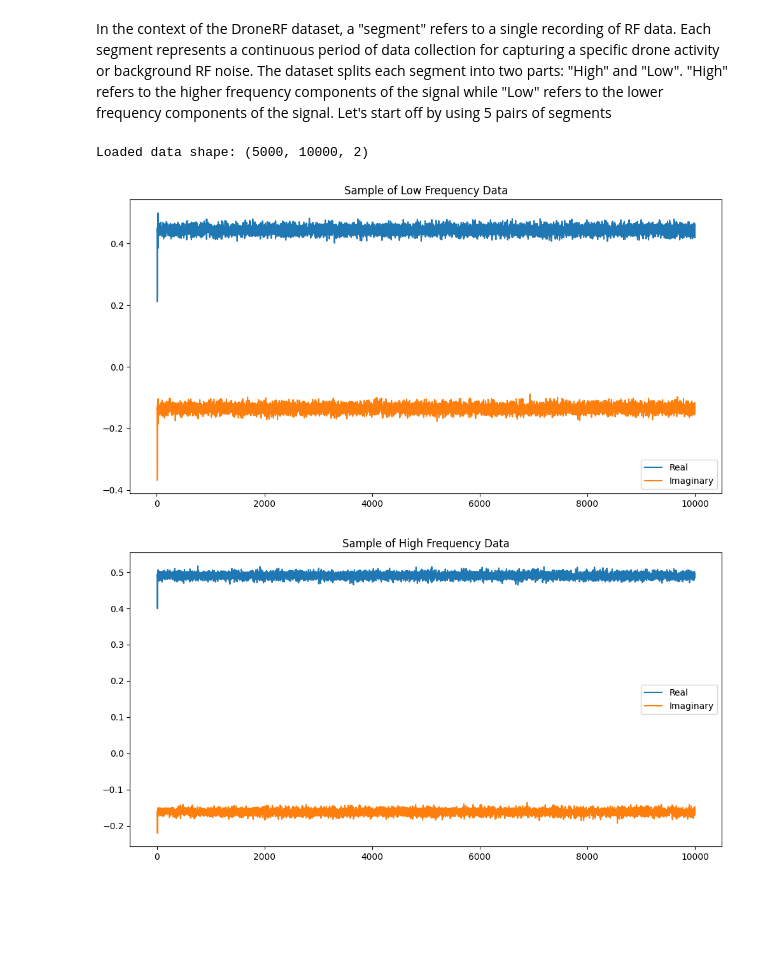
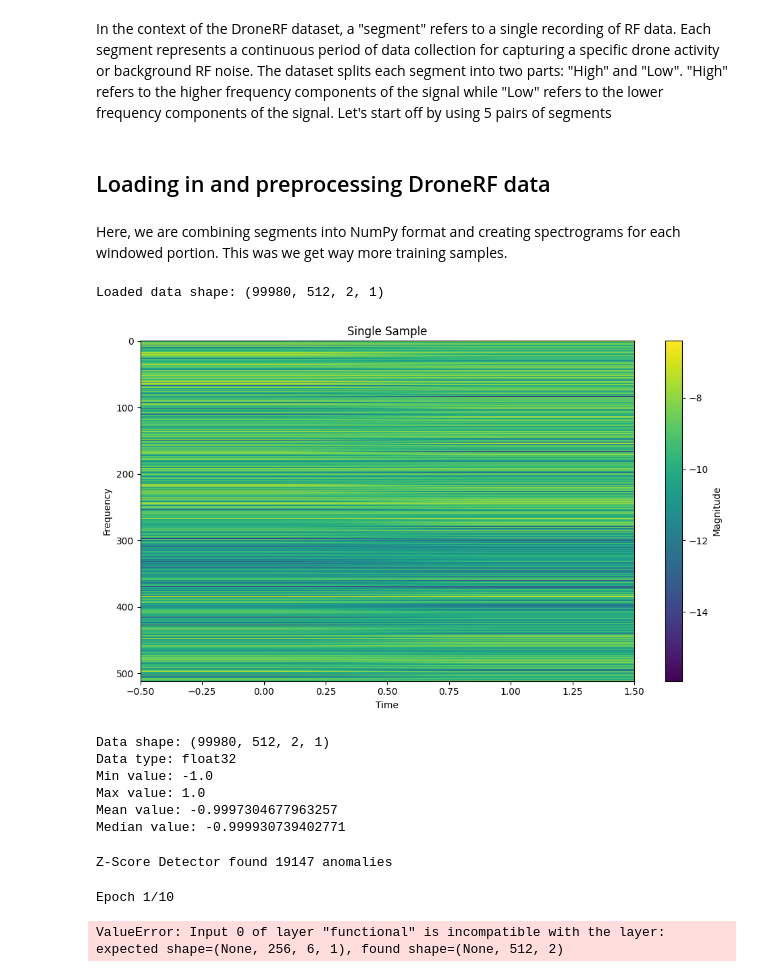
Before and after one commit to r-dura/rf-anomaly-detection, a Jupyter notebook: loading_data.ipynb, the cells around one changed output. Saved outputs shown, nothing was run; the diff lists cells and outputs as text; code cells hidden in the pictures; blank space fills up the shorter version.

Commit message:
added spectrogram preprocessing and creation in loading data
built classes for models

```diff
--- a/loading_data.ipynb
+++ b/loading_data.ipynb
@@ -7,9 +7,13 @@ from src.data.load_data import load_all_segments
 # %% [markdown]
 In the context of the DroneRF dataset, a "segment" refers to a single recording of RF data. Each segment represents a continuous period of data collection for capturing a specific drone activity or background RF noise. The dataset splits each segment into two parts: "High" and "Low". "High" refers to the higher frequency components of the signal while "Low" refers to the lower frequency components of the signal. Let's start off by using 5 pairs of segments
+# %% [markdown]
+## Loading in and preprocessing DroneRF data
+# %% [markdown]
+Here, we are combining segments into NumPy format and creating spectrograms for each windowed portion. This was we get way more training samples.
 # %%
 base_path = './data/raw/known_signal_subset'
-data = load_all_segments(base_path, num_segments = 10)
+data = prepare_data(base_path, num_segments = 10)
 
 print(f"Loaded data shape: {data.shape}")
 # %% [output]
-Loaded data shape: (5000, 10000, 2)
+Loaded data shape: (99980, 512, 2, 1)
@@ -16,18 +27,13 @@ Loaded data shape: (5000, 10000, 2)
 # %%
-plt.figure(figsize=(12, 6))
-plt.plot(data[0, :, 0].real)
-plt.plot(data[0, :, 0].imag)
-plt.title("Sample of Low Frequency Data")
-plt.legend(["Real", "Imaginary"])
+sample = data[200]
+sample = sample.squeeze()
+plt.figure(figsize=(10, 6))
+plt.imshow(np.log1p(sample), aspect='auto', cmap='viridis')
+plt.colorbar(label='Magnitude')
+plt.title('Single Sample')
+plt.xlabel('Time')
+plt.ylabel('Frequency')
+plt.tight_layout()
 plt.show()
 # %% [output]
-[figure, old version]
+[figure, new version]
-# %%
-plt.figure(figsize=(12, 6))
-plt.plot(data[0, :, 1].real)
-plt.plot(data[0, :, 1].imag)
-plt.title("Sample of High Frequency Data")
-plt.legend(["Real", "Imaginary"])
-plt.show()
-# %% [output]
-[figure, removed]
@@ -33,0 +44,32 @@ plt.show()
+# %%
+print(f"Data shape: {data.shape}")
+print(f"Data type: {data.dtype}")
+print(f"Min value: {np.min(data)}")
+print(f"Max value: {np.max(data)}")
+print(f"Mean value: {np.mean(data)}")
+print(f"Median value: {np.median(data)}")
+# %% [output]
+Data shape: (99980, 512, 2, 1)
+Data type: float32
+Min value: -1.0
+Max value: 1.0
+Mean value: -0.9997304677963257
+Median value: -0.999930739402771
+# %%
+# Z-Score Detector
+z_detector = ZScoreDetector(threshold=3.0)
+z_detector.fit(train_data)
+z_anomalies = z_detector.predict(test_data)
+print(f"Z-Score Detector found {sum(z_anomalies)} anomalies")
+# %% [output]
+Z-Score Detector found 19147 anomalies
+# %%
+#Autoencoder Detector
+input_shape = (256, 6, 1)  # Matches your data shape
+ae_detector = AutoencoderDetector(input_shape, threshold=0.1)
+ae_detector.fit(train_data, epochs=10, batch_size=32)
+ae_anomalies = ae_detector.predict(test_data)
+print(f"Autoencoder Detector found {sum(ae_anomalies)} anomalies")
+# %% [output]
+Epoch 1/10
+ValueError: Input 0 of layer "functional" is incompatible with the layer: expected shape=(None, 256, 6, 1), found shape=(None, 512, 2)
```
Also changed, not shown: parts of 5 cells of this notebook, 5 other files.
